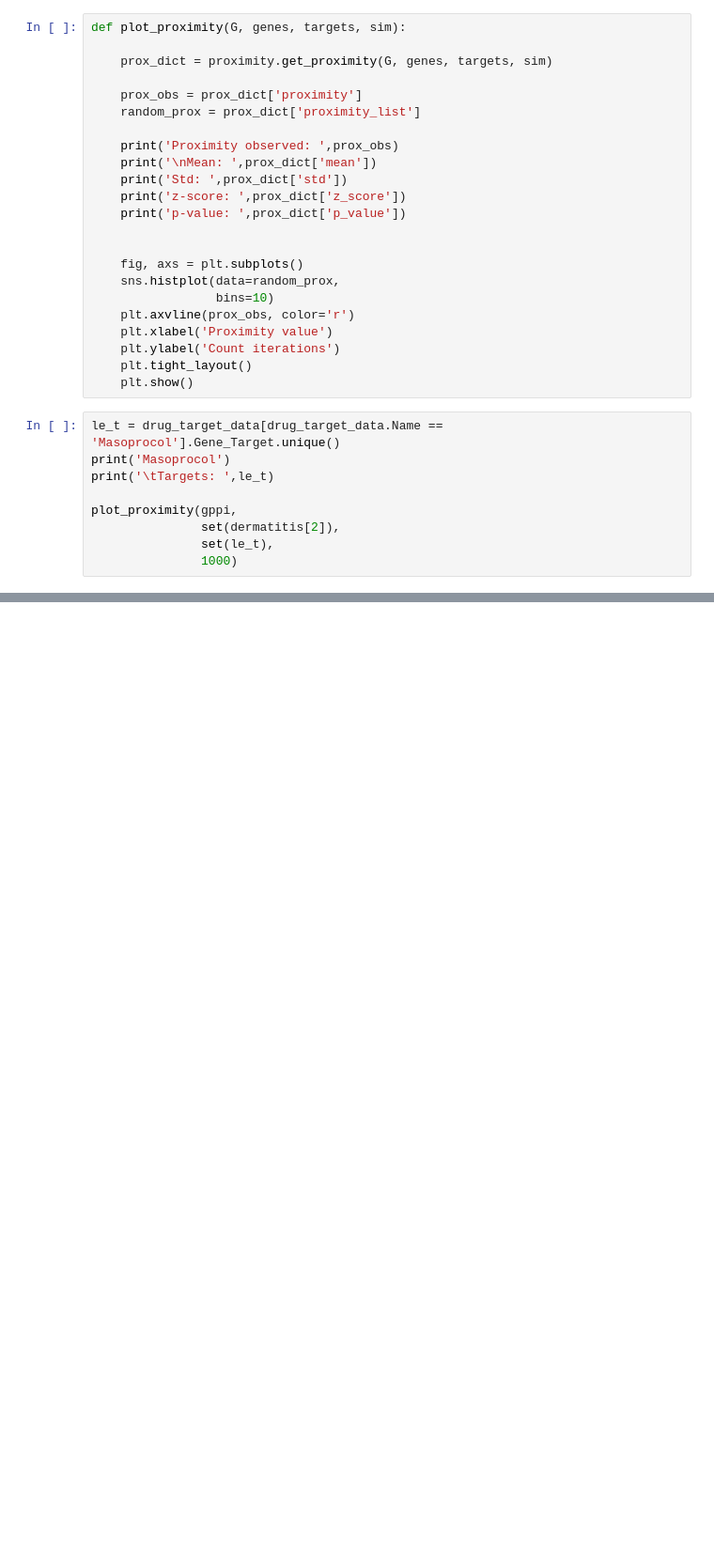
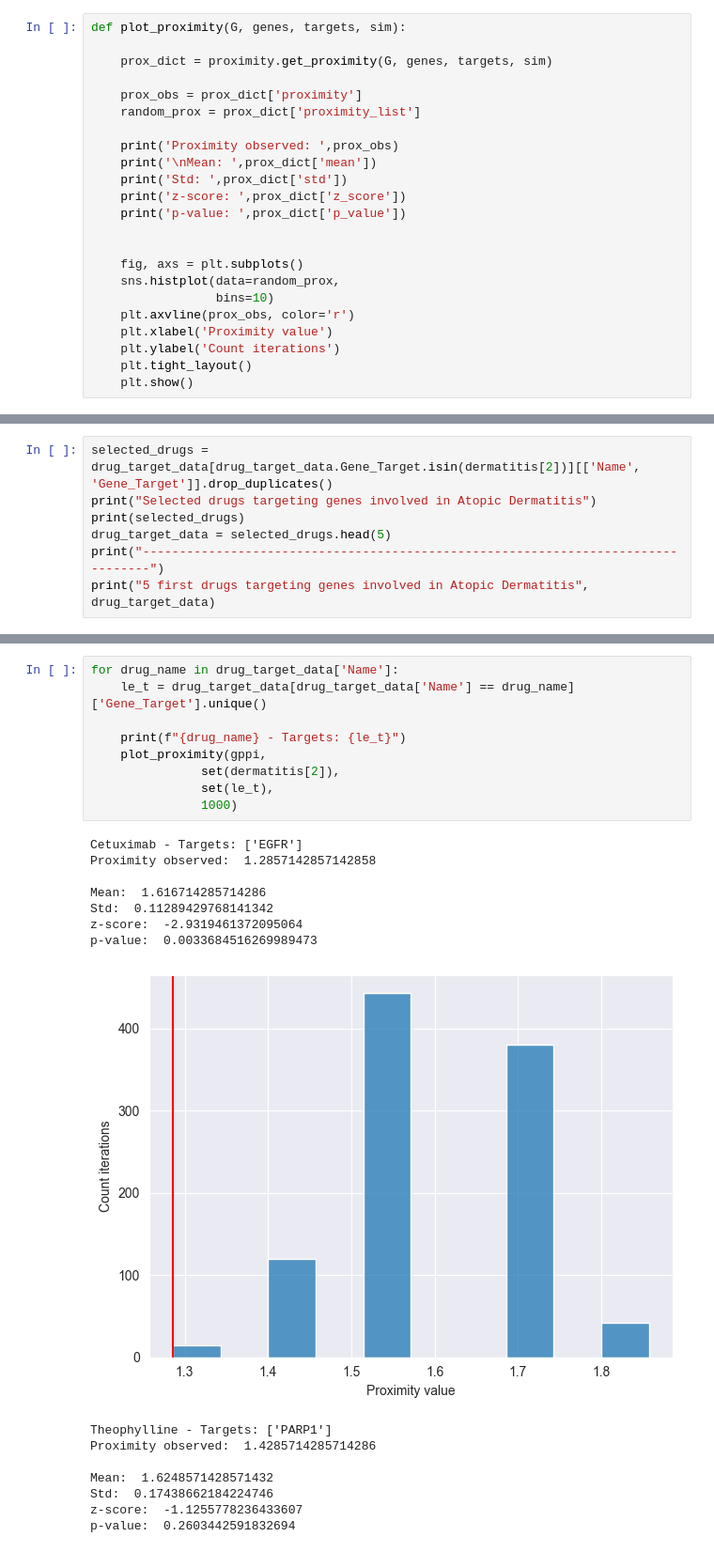
Before and after one commit to MathildeMrz/Complex-Data-in-Health, a Jupyter notebook: main.ipynb, the cells around one changed output, grey strips where cells are left out. Shown at 94% size. Cells and saved outputs as stored; diff of their text form; blank space fills up the shorter version.

```diff
--- a/main.ipynb
+++ b/main.ipynb
@@ -151,12 +154,3 @@ def plot_proximity(G, genes, targets, sim):
     plt.ylabel('Count iterations')
     plt.tight_layout()
     plt.show()
-# %%
-le_t = drug_target_data[drug_target_data.Name == 'Masoprocol'].Gene_Target.unique()
-print('Masoprocol')
-print('\tTargets: ',le_t)
-
-plot_proximity(gppi,
-               set(dermatitis[2]),
-               set(le_t),
-               1000)
@@ -172,0 +157,7 @@ p-value:  0.6524293618228925
+# %%
+selected_drugs = drug_target_data[drug_target_data.Gene_Target.isin(dermatitis[2])][['Name', 'Gene_Target']].drop_duplicates()
+print("Selected drugs targeting genes involved in Atopic Dermatitis")
+print(selected_drugs)
+drug_target_data = selected_drugs.head(5)
+print("---------------------------------------------------------------------------------")
+print("5 first drugs targeting genes involved in Atopic Dermatitis", drug_target_data)
@@ -172,0 +182,25 @@ p-value:  0.6524293618228925
+# %%
+for drug_name in drug_target_data['Name']:
+    le_t = drug_target_data[drug_target_data['Name'] == drug_name]['Gene_Target'].unique()
+
+    print(f"{drug_name} - Targets: {le_t}")
+    plot_proximity(gppi,
+               set(dermatitis[2]),
+               set(le_t),
+               1000)
+# %% [output]
+Cetuximab - Targets: ['EGFR']
+Proximity observed:  1.2857142857142858
+
+Mean:  1.616714285714286
+Std:  0.11289429768141342
+z-score:  -2.9319461372095064
+p-value:  0.0033684516269989473
+[figure, added]
+Theophylline - Targets: ['PARP1']
+Proximity observed:  1.4285714285714286
+
+Mean:  1.6248571428571432
+Std:  0.17438662184224746
+z-score:  -1.1255778236433607
+p-value:  0.2603442591832694
```
Also changed, not shown: parts of 8 cells of this notebook, 1 other file.
